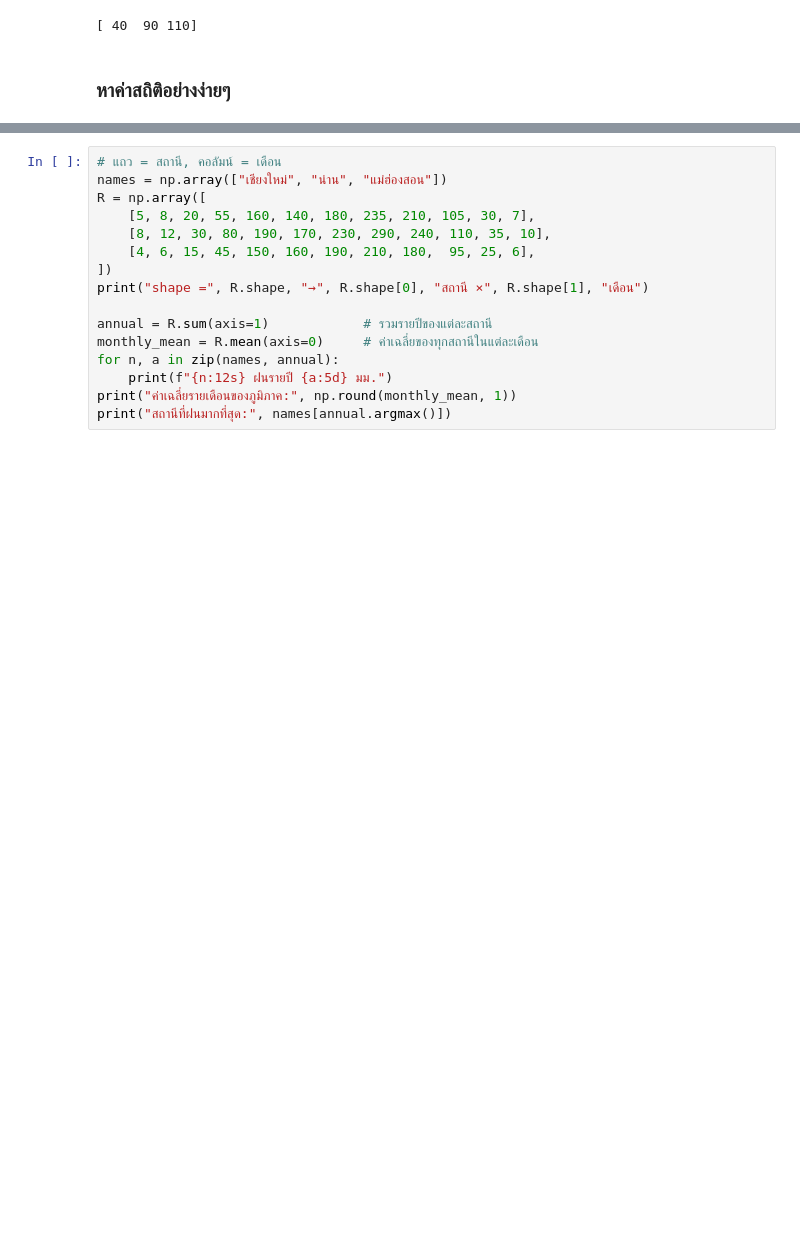
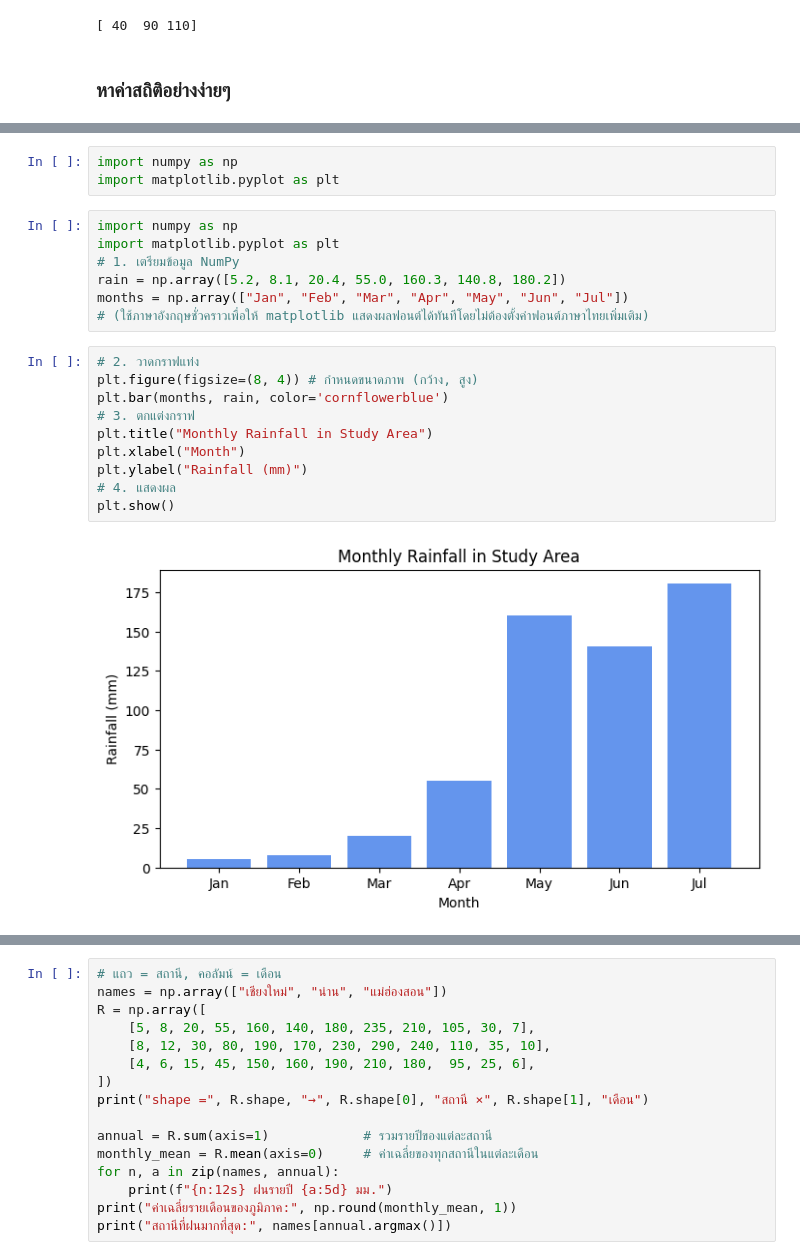
Before and after one commit to apichayaice7835-png/Teach-Python-Geography, a Jupyter notebook: 02_NumPy_for_Spatial_Data.ipynb, the cells around one changed output, grey strips where cells are left out. Drawn from its saved outputs; the diff is of its cells as text; blank space fills up the shorter version.

```diff
--- a/02_NumPy_for_Spatial_Data.ipynb
+++ b/02_NumPy_for_Spatial_Data.ipynb
@@ -138,0 +208,22 @@ print("เดือนที่ฝน 100–200 มม.:", months[wet])
+# %%
+import numpy as np
+import matplotlib.pyplot as plt
+# %%
+import numpy as np
+import matplotlib.pyplot as plt
+# 1. เตรียมข้อมูล NumPy
+rain = np.array([5.2, 8.1, 20.4, 55.0, 160.3, 140.8, 180.2])
+months = np.array(["Jan", "Feb", "Mar", "Apr", "May", "Jun", "Jul"])
+# (ใช้ภาษาอังกฤษชั่วคราวเพื่อให้ matplotlib แสดงผลฟอนต์ได้ทันทีโดยไม่ต้องตั้งค่าฟอนต์ภาษาไทยเพิ่มเติม)
+# %%
+# 2. วาดกราฟแท่ง
+plt.figure(figsize=(8, 4)) # กำหนดขนาดภาพ (กว้าง, สูง)
+plt.bar(months, rain, color='cornflowerblue')
+# 3. ตกแต่งกราฟ
+plt.title("Monthly Rainfall in Study Area")
+plt.xlabel("Month")
+plt.ylabel("Rainfall (mm)")
+# 4. แสดงผล
+plt.show()
+# %% [output]
+[figure, added]
```
Also changed, not shown: parts of 36 cells of this notebook.
